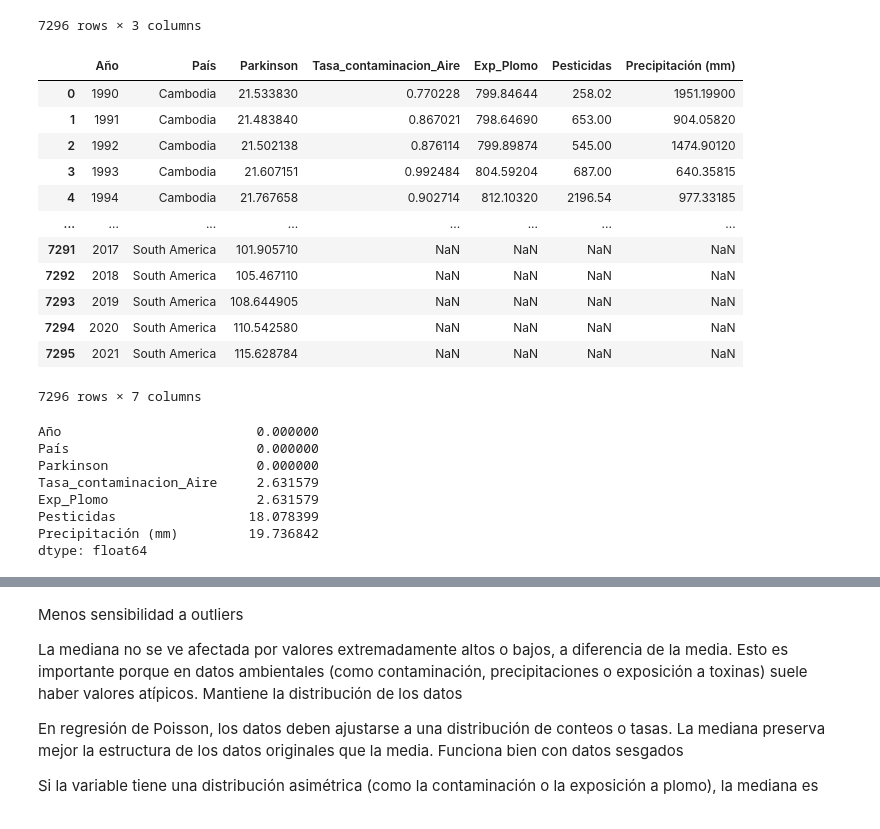
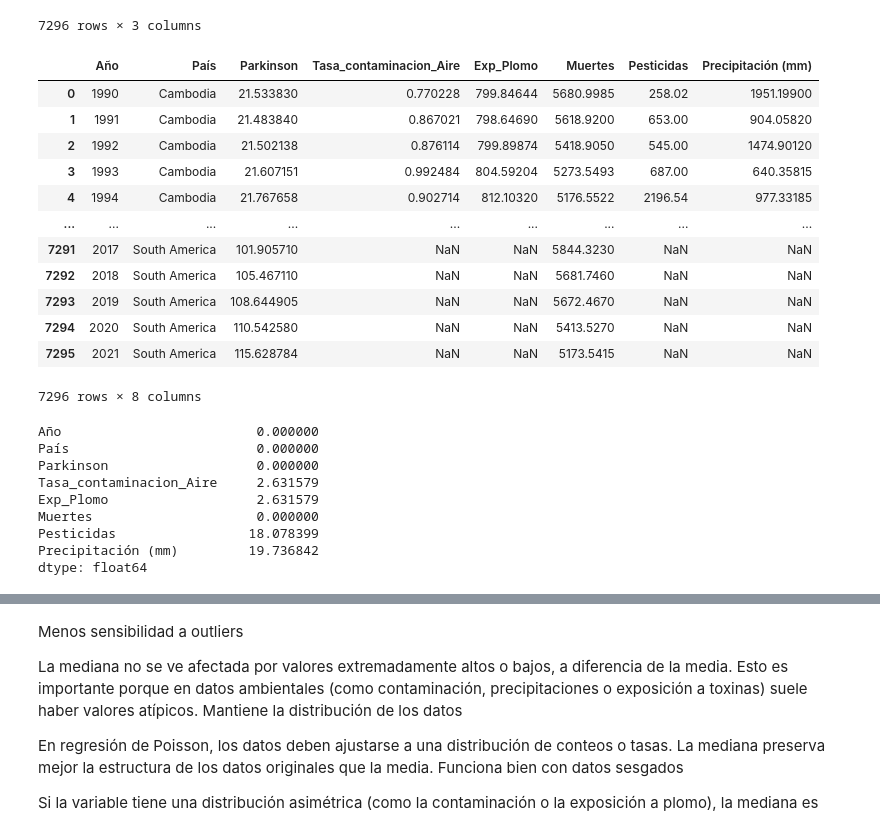
Before and after one commit to Lorenacalvoperez/Trabajo-Fin-de-Grado, a Jupyter notebook: SCRIPTS/Modelos.ipynb, the cells around one changed output, grey strips where cells are left out. Cells and saved outputs as stored; diff of their text form; code cells hidden in the pictures.

Commit message:
Añadidio el DF de calidad de agua y unido a la tabal final y eliminación de nulos para la creacion de modelo

```diff
--- a/SCRIPTS/Modelos.ipynb
+++ b/SCRIPTS/Modelos.ipynb
@@ -9,6 +9,7 @@ df_contaminacion = pd.read_csv("Contaminacion_aire.csv")  # Tasa de contaminaci
 df_plomo = pd.read_csv("Plomo.csv")  # Tasa de carga de enfermedad por exposición al plomo
 df_pesticidas = pd.read_csv("Pepticidas.csv")  # Uso de pesticidas en toneladas
 df_precipitaciones = pd.read_csv("Precipitaciones.csv")  # Precipitaciones en mm
+df_calidad_agua = pd.read_csv("Calidad_agua.csv")
 # %%
 display(df_parkinson)
 # %% [output]
@@ -28,29 +29,30 @@ display(df_parkinson)
 # %%
 # Unir todos los DataFrames por 'Año' y 'País'
 df = df_parkinson.merge(df_contaminacion, on=['Año', 'País'], how='left')
 df = df.merge(df_plomo, on=['Año', 'País'], how='left')
+df = df.merge(df_calidad_agua, on=["Año","País"], how='left')
 df = df.merge(df_pesticidas, on=['Año', 'País'], how='left')
-df = df.merge(df_precipitaciones, on=['Año', 'País'], how='left')
+df_final = df.merge(df_precipitaciones, on=['Año', 'País'], how='left')
 
 # Mostrar los primeros datos
-display(df)
+display(df_final)
 # %% [output]
-|  | Año | País | Parkinson | Tasa_contaminacion_Aire | Exp_Plomo | Pesticidas | Precipitación (mm) |
-| 0 | 1990 | Cambodia | 21.533830 | 0.770228 | 799.84644 | 258.02 | 1951.19900 |
-| 1 | 1991 | Cambodia | 21.483840 | 0.867021 | 798.64690 | 653.00 | 904.05820 |
-| 2 | 1992 | Cambodia | 21.502138 | 0.876114 | 799.89874 | 545.00 | 1474.90120 |
-| 3 | 1993 | Cambodia | 21.607151 | 0.992484 | 804.59204 | 687.00 | 640.35815 |
-| 4 | 1994 | Cambodia | 21.767658 | 0.902714 | 812.10320 | 2196.54 | 977.33185 |
-| ... | ... | ... | ... | ... | ... | ... | ... |
-| 7291 | 2017 | South America | 101.905710 | NaN | NaN | NaN | NaN |
-| 7292 | 2018 | South America | 105.467110 | NaN | NaN | NaN | NaN |
-| 7293 | 2019 | South America | 108.644905 | NaN | NaN | NaN | NaN |
-| 7294 | 2020 | South America | 110.542580 | NaN | NaN | NaN | NaN |
-| 7295 | 2021 | South America | 115.628784 | NaN | NaN | NaN | NaN |
+|  | Año | País | Parkinson | Tasa_contaminacion_Aire | Exp_Plomo | Muertes | Pesticidas | Precipitación (mm) |
+| 0 | 1990 | Cambodia | 21.533830 | 0.770228 | 799.84644 | 5680.9985 | 258.02 | 1951.19900 |
+| 1 | 1991 | Cambodia | 21.483840 | 0.867021 | 798.64690 | 5618.9200 | 653.00 | 904.05820 |
+| 2 | 1992 | Cambodia | 21.502138 | 0.876114 | 799.89874 | 5418.9050 | 545.00 | 1474.90120 |
+| 3 | 1993 | Cambodia | 21.607151 | 0.992484 | 804.59204 | 5273.5493 | 687.00 | 640.35815 |
+| 4 | 1994 | Cambodia | 21.767658 | 0.902714 | 812.10320 | 5176.5522 | 2196.54 | 977.33185 |
+| ... | ... | ... | ... | ... | ... | ... | ... | ... |
+| 7291 | 2017 | South America | 101.905710 | NaN | NaN | 5844.3230 | NaN | NaN |
+| 7292 | 2018 | South America | 105.467110 | NaN | NaN | 5681.7460 | NaN | NaN |
+| 7293 | 2019 | South America | 108.644905 | NaN | NaN | 5672.4670 | NaN | NaN |
+| 7294 | 2020 | South America | 110.542580 | NaN | NaN | 5413.5270 | NaN | NaN |
+| 7295 | 2021 | South America | 115.628784 | NaN | NaN | 5173.5415 | NaN | NaN |
-7296 rows × 7 columns
+7296 rows × 8 columns
 # %%
 # Calcular el porcentaje de valores NaN en cada columna
-nan_percentage = df.isnull().mean() * 100
+nan_percentage = df_final.isnull().mean() * 100
 
 # Mostrar el porcentaje de valores NaN por columna
 print(nan_percentage)
@@ -60,6 +62,7 @@ País                        0.000000
 Parkinson                   0.000000
 Tasa_contaminacion_Aire     2.631579
 Exp_Plomo                   2.631579
+Muertes                     0.000000
 Pesticidas                 18.078399
 Precipitación (mm)         19.736842
 dtype: float64
```
Also changed, not shown: parts of 5 cells of this notebook.
